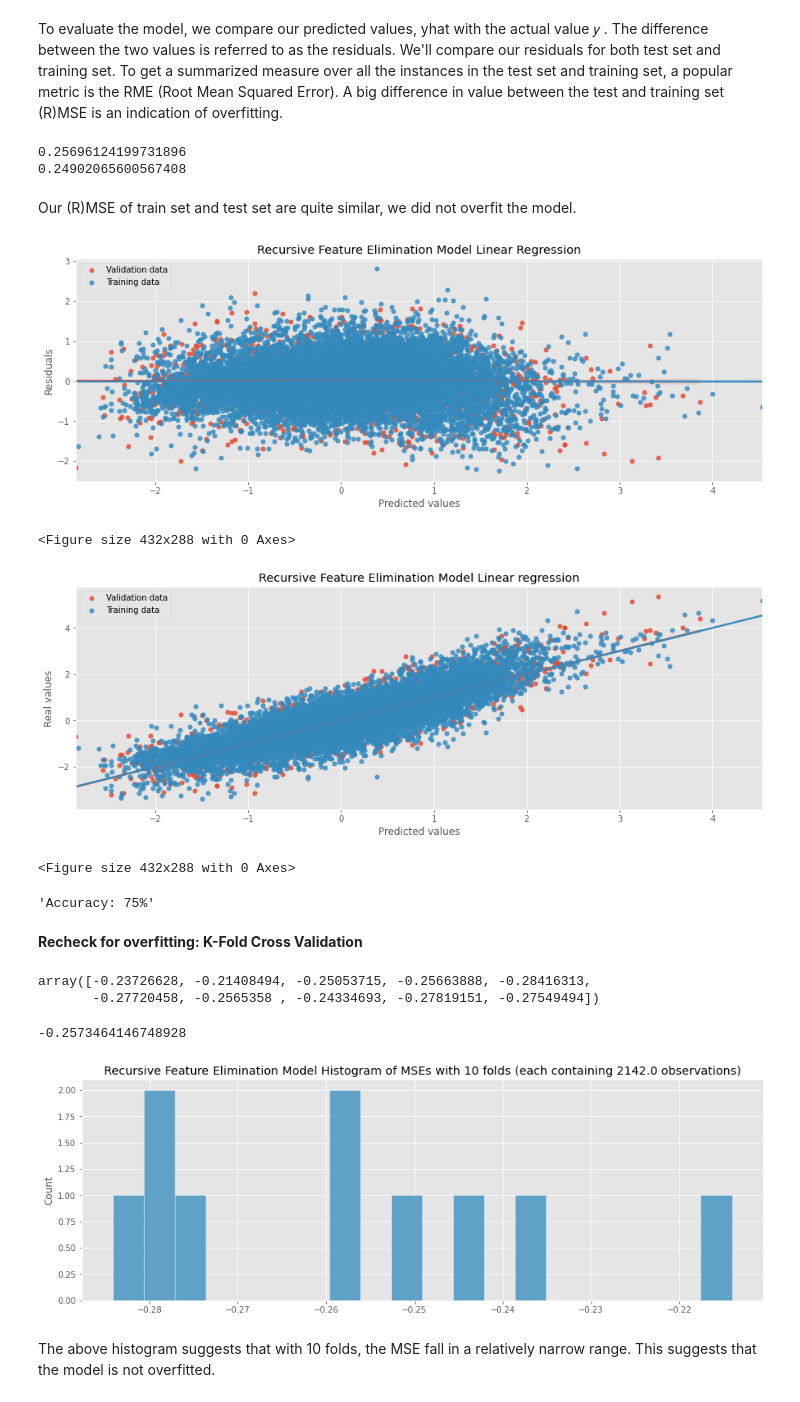
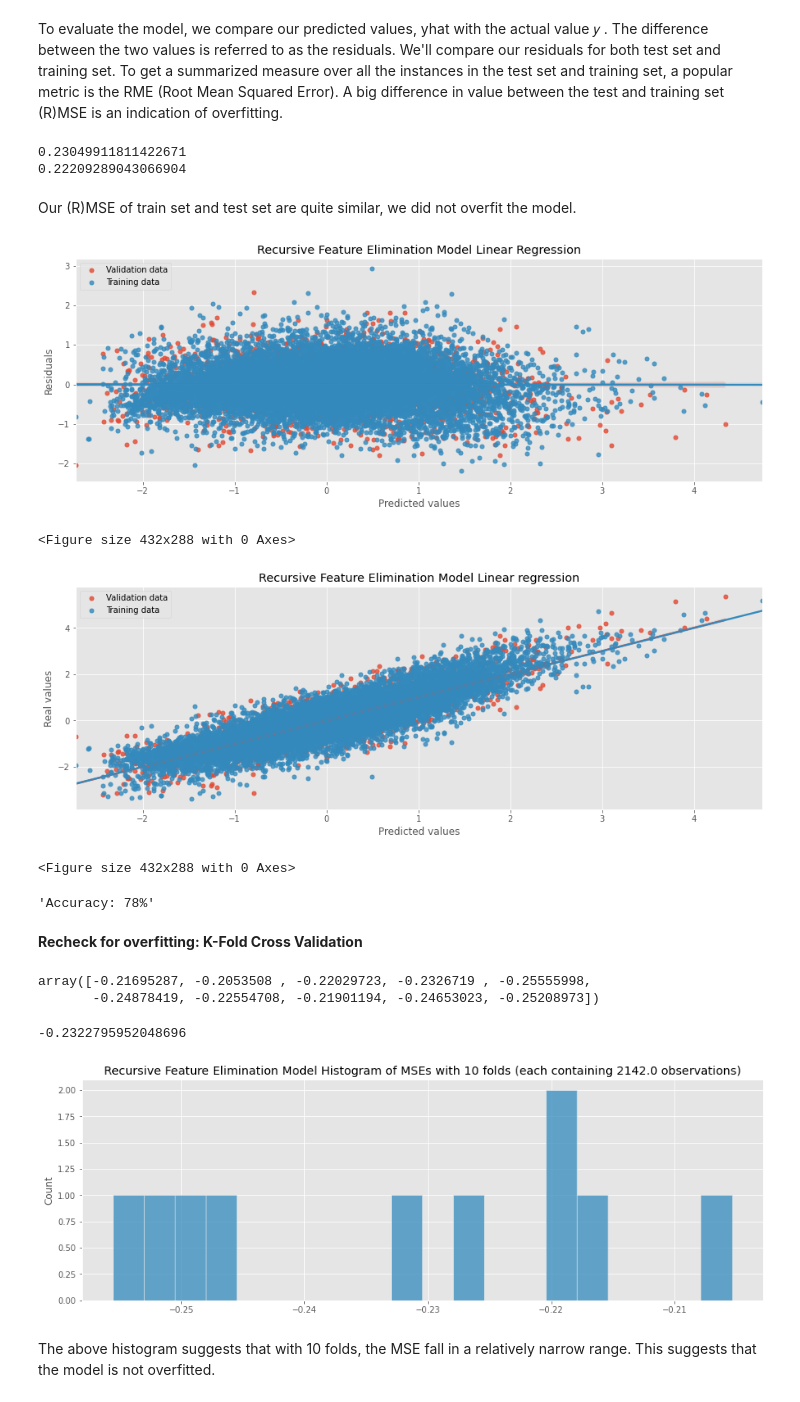
Before and after one commit to baotramduong/Portfolio_Project_Multivariate_Linear_Regression_King_County_Housing, a Jupyter notebook: Part II.B - Machine Learning with Log Transformation.ipynb, the cells around one changed output. Saved outputs shown, nothing was run; the diff lists cells and outputs as text; code cells hidden in the pictures.

```diff
--- a/Part II.B - Machine Learning with Log Transformation.ipynb
+++ b/Part II.B - Machine Learning with Log Transformation.ipynb
@@ -658,5 +657,7 @@ preprocessed_log_2 = clean[['price_log', 'sqft_above_log', 'sqft_lot_log', 'sqft
                             'age', 'bedrooms', 'bathrooms', 'floors',
                             'water_1.0', 'base_1.0', 'reno_1.0',
                             'cond_2.0', 'cond_3.0', 'cond_5.0',
-                            'zip_A', 'zip_B', 'zip_C', 'zip_D', 'zip_E', 'zip_F', 'zip_G', 'zip_H', 'zip_I',
-                            'zipcode']]
+                            'zip_A', 'zip_B', 'zip_C', 'zip_E', 'zip_D', 'zip_F', 'zip_G', 'zip_H', 'zip_I',
+                            'zipcode', 'lat', 'long']]
+
+preprocessed_log_2.head()
@@ -686,0 +679,5 @@ array([ True, False,  True, False, False, False, False,  True,  True,
+# %%
+#apply stepwise function
+result_2 = stepwise_selection(X, y, verbose = True)
+print('Resulting Features:')
+print(result_2)
@@ -686,0 +764,10 @@ array([ True, False,  True, False, False, False, False,  True,  True,
+# %%
+#create linear regression object
+linreg = LinearRegression()
+
+#fit model
+linreg.fit(X[result_2], y)
+
+#predict yhat using our model
+yhat = linreg.predict(X[result_2])
+yhat
@@ -824,7 +841,0 @@ The Variance Inflation Factor (VIF) is a measure of colinearity among predictor
-# %%
-from statsmodels.stats.outliers_influence import variance_inflation_factor
-
-#recheck for multicollinearity
-X = preprocessed_log_2[selected_features]
-vif = [variance_inflation_factor(X.values, i) for i in range(X.shape[1])]
-list(zip(selected_features, vif))
@@ -935,8 +934,8 @@ test_mse = mean_squared_error(y_test, y_hat_test)
 print(train_mse)
 print(test_mse)
 # %% [output]
-0.25696124199731896
-0.24902065600567408
+0.23049911811422671
+0.22209289043066904
 # %% [markdown]
 Our (R)MSE of train set and test set are quite similar, we  did not overfit the model.
 # %%
@@ -968,16 +967,16 @@ plt.legend(loc = "upper left")
 plt.show()
 plt.savefig('./Data & Figures/model_2_predictions_regplot')
 # %% [output]
-[figure, old version]
+[figure, new version]
 <Figure size 432x288 with 0 Axes>
-[figure, old version]
+[figure, new version]
 <Figure size 432x288 with 0 Axes>
 # %%
 #get accuracy percentage
 accuracy = linreg.score(X_test, y_test)
 "Accuracy: {}%".format(int(round(accuracy * 100)))
 # %% [output]
-'Accuracy: 75%'
+'Accuracy: 78%'
 # %% [markdown]
 **Recheck for overfitting: K-Fold Cross Validation**
 # %%
@@ -993,23 +992,23 @@ mse = make_scorer(mean_squared_error)
 cv_result = cross_val_score(linreg, X, y, cv = 10, scoring = 'neg_mean_squared_error')
 cv_result
 # %% [output]
-array([-0.23726628, -0.21408494, -0.25053715, -0.25663888, -0.28416313,
-       -0.27720458, -0.2565358 , -0.24334693, -0.27819151, -0.27549494])
+array([-0.21695287, -0.2053508 , -0.22029723, -0.2326719 , -0.25555998,
+       -0.24878419, -0.22554708, -0.21901194, -0.24653023, -0.25208973])
 # %%
 #the accuracy of the model is the average of the accuracy of each fold
 cv_result.mean()
 # %% [output]
--0.2573464146748928
+-0.2322795952048696
 # %%
 #visualize the cv_result
 folds = 10
 plt.figure(figsize = (15, 5))
 sns.histplot(cv_result, bins = 20);
 plt.title('Recursive Feature Elimination Model Histogram of MSEs with {} folds (each containing {} observations)'
-          .format(folds, round(len(preprocessed_2) / folds, 0)));
+          .format(folds, round(len(preprocessed_log_2) / folds, 0)));
 plt.savefig('./Data & Figures/model_2_cv_result_histplot')
 # %% [output]
-[figure, old version]
+[figure, new version]
 # %% [markdown]
 The above histogram suggests that with 10 folds, the MSE fall in a relatively narrow range. This suggests that the model is not overfitted.
 # %% [markdown]
```
Also changed, not shown: parts of 87 cells of this notebook.
